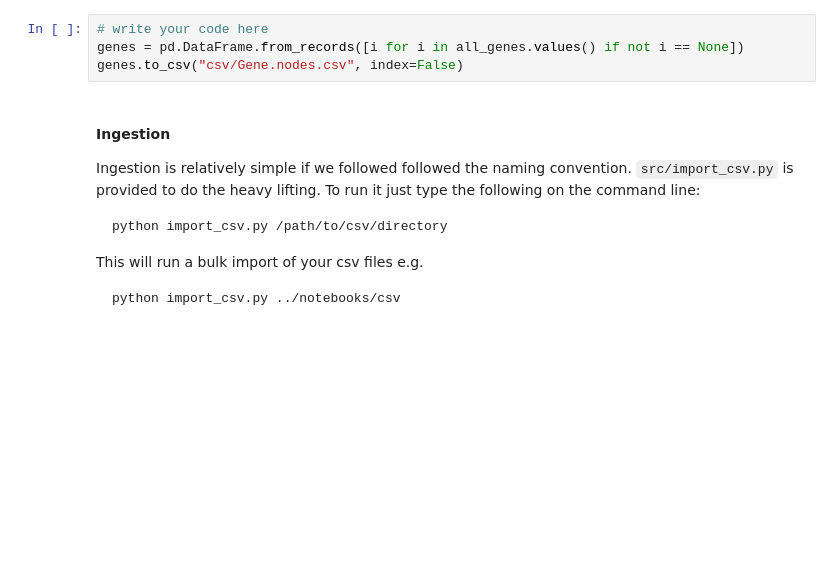
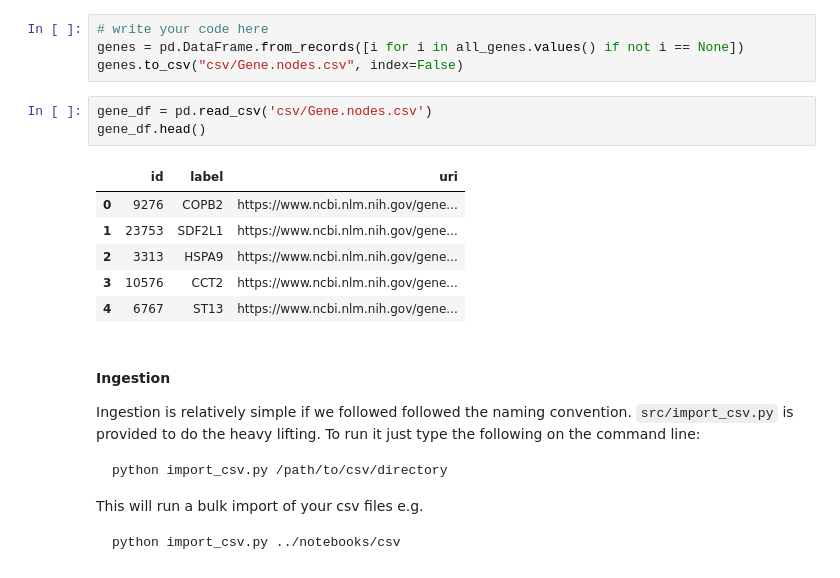
Before and after one commit to sc01619/KnowledgeGraphDemo, a Jupyter notebook: notebooks/serialization.ipynb, the cells around one changed output. Saved outputs shown, nothing was run; the diff lists cells and outputs as text; blank space fills up the shorter version.

```diff
--- a/notebooks/serialization.ipynb
+++ b/notebooks/serialization.ipynb
@@ -409,6 +412,16 @@ Using the `all_genes` dictionary, create a `Genes.nodes.csv` file
 # write your code here
 genes = pd.DataFrame.from_records([i for i in all_genes.values() if not i == None])
 genes.to_csv("csv/Gene.nodes.csv", index=False)
+# %%
+gene_df = pd.read_csv('csv/Gene.nodes.csv')
+gene_df.head()
+# %% [output]
+|  | id | label | uri |
+| 0 | 9276 | COPB2 | https://www.ncbi.nlm.nih.gov/gene... |
+| 1 | 23753 | SDF2L1 | https://www.ncbi.nlm.nih.gov/gene... |
+| 2 | 3313 | HSPA9 | https://www.ncbi.nlm.nih.gov/gene... |
+| 3 | 10576 | CCT2 | https://www.ncbi.nlm.nih.gov/gene... |
+| 4 | 6767 | ST13 | https://www.ncbi.nlm.nih.gov/gene... |
 # %% [markdown]
 #### Ingestion
 Ingestion is relatively simple if we followed followed the naming convention. `src/import_csv.py` is provided to do the heavy lifting. To run it just type the following on the command line:
```
Also changed, not shown: parts of 3 cells of this notebook.
